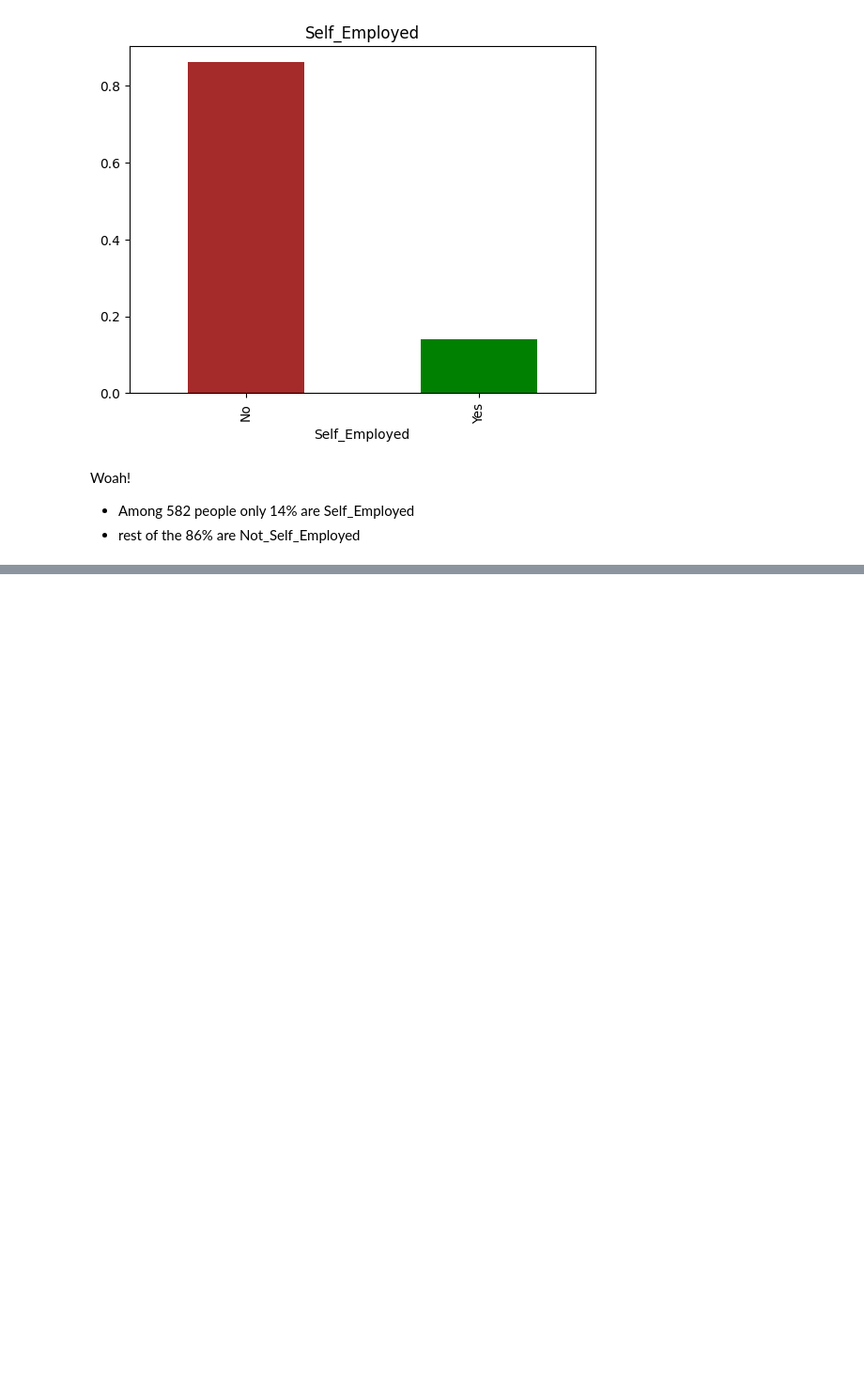
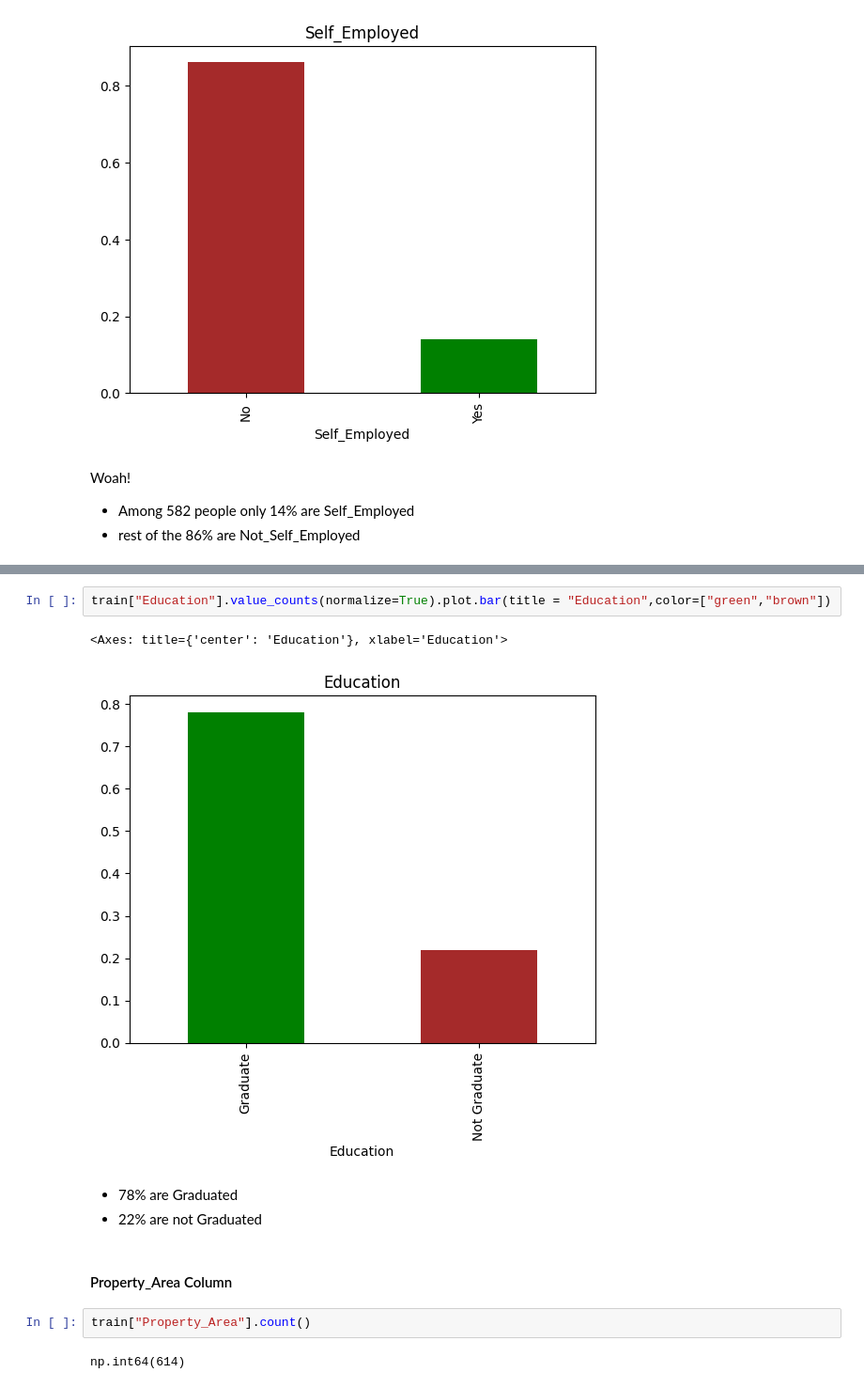
Before and after one commit to bhavbooks/Loan-Approval-Prediction-System, a Jupyter notebook: main.ipynb, the cells around one changed output, grey strips where cells are left out. Shown at 94% size. Drawn from its saved outputs; the diff is of its cells as text; blank space fills up the shorter version.

```diff
--- a/main.ipynb
+++ b/main.ipynb
@@ -248,0 +356,14 @@ Woah!
+# %%
+train["Education"].value_counts(normalize=True).plot.bar(title = "Education",color=["green","brown"])
+# %% [output]
+<Axes: title={'center': 'Education'}, xlabel='Education'>
+[figure, added]
+# %% [markdown]
+- 78% are Graduated
+- 22% are not Graduated
+# %% [markdown]
+#### Property_Area Column
+# %%
+train["Property_Area"].count()
+# %% [output]
+np.int64(614)
```
Also changed, not shown: parts of 99 cells of this notebook.
